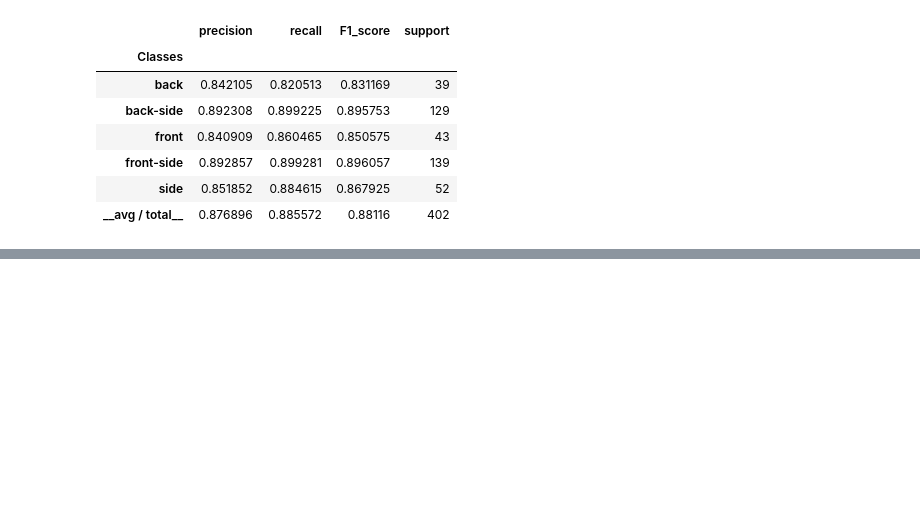
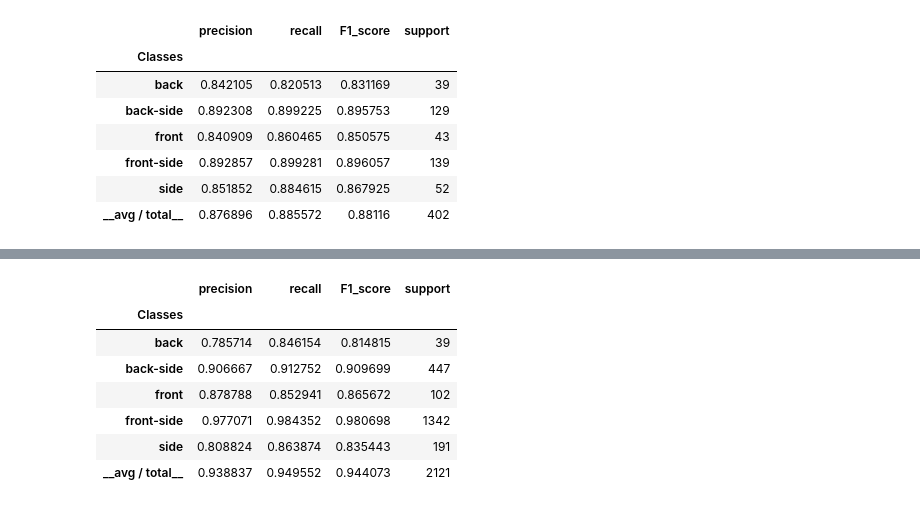
Before and after one commit to i008/detect-good-car-picture, a Jupyter notebook: Untitled.ipynb, the cells around one changed output, grey strips where cells are left out. Saved outputs shown, nothing was run; the diff lists cells and outputs as text; code cells hidden in the pictures; blank space fills up the shorter version.

```diff
--- a/Untitled.ipynb
+++ b/Untitled.ipynb
@@ -118,0 +191,11 @@ plt.imshow(cv2.imread('/home/i008/cars_train/00101.jpg')[:,:,:])
+# %%
+hist  = nn.fit(
+    X_train,
+    y_train_one_hot,
+    nb_epoch=50,
+    class_weight=optimizer_class_weights,
+    validation_data=(X_test, y_test_one_hot),
+    verbose=0
+)
+# %%
+preds = nn.predict_classes(X_test)
@@ -118,0 +204,16 @@ plt.imshow(cv2.imread('/home/i008/cars_train/00101.jpg')[:,:,:])
+# %%
+y_pred = label_encoder.inverse_transform(preds)
+# %%
+from pandas_ml import ConfusionMatrix
+cm = ConfusionMatrix(y_test, y_pred)
+# cm.plot(backend='seaborn',normalized=True)
+cm.classification_report
+# %% [output]
+|  | precision | recall | F1_score | support |
+| Classes |  |  |  |  |
+| back | 0.785714 | 0.846154 | 0.814815 | 39 |
+| back-side | 0.906667 | 0.912752 | 0.909699 | 447 |
+| front | 0.878788 | 0.852941 | 0.865672 | 102 |
+| front-side | 0.977071 | 0.984352 | 0.980698 | 1342 |
+| side | 0.808824 | 0.863874 | 0.835443 | 191 |
+| __avg / total__ | 0.938837 | 0.949552 | 0.944073 | 2121 |
```
Also changed, not shown: parts of 31 cells of this notebook, 7 other files.
